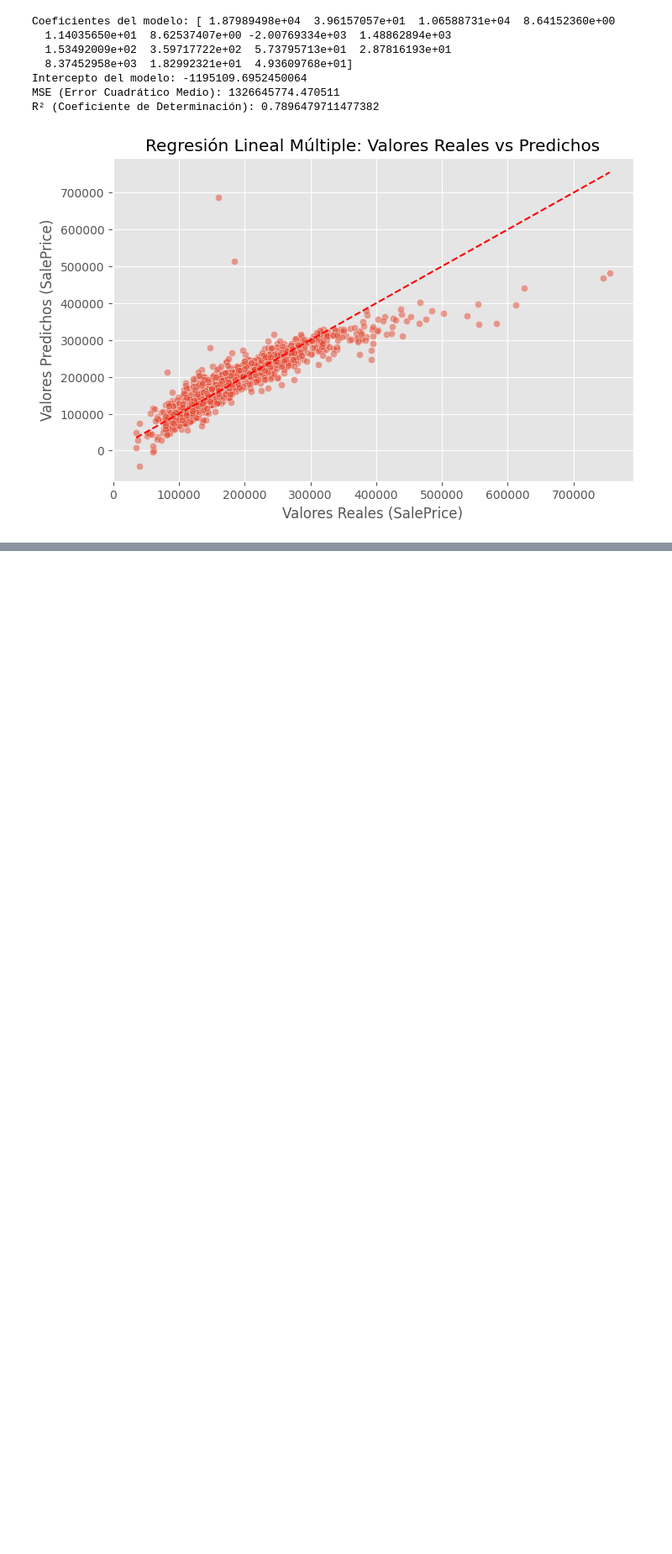
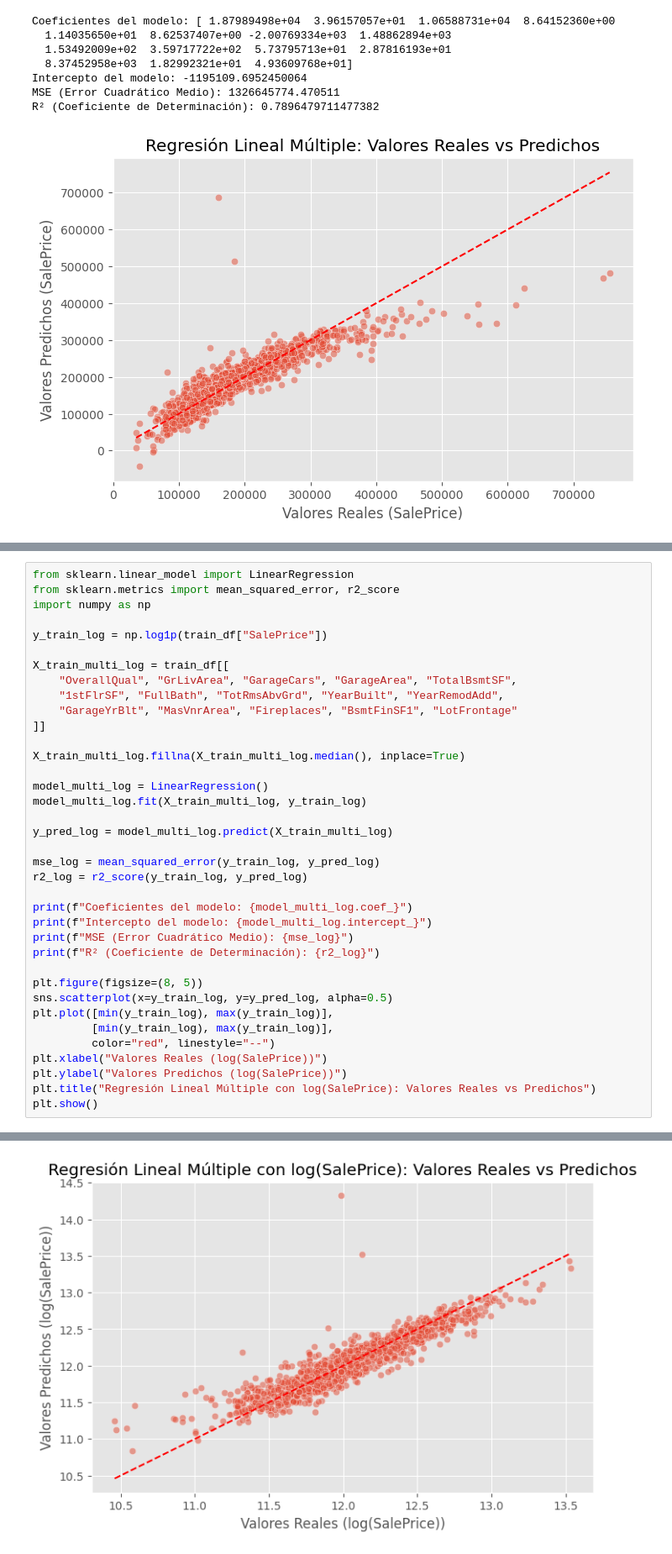
Before and after one commit to Hayser8/HT3MD, a Jupyter notebook: HT3.ipynb, the cells around one changed output, grey strips where cells are left out. Shown at 84% size. Saved outputs shown, nothing was run; the diff lists cells and outputs as text; blank space fills up the shorter version.

```diff
--- a/HT3.ipynb
+++ b/HT3.ipynb
@@ -785,0 +853,38 @@ ValueError: The Breusch-Pagan test requires exog to have at least two columns wh
+# %%
+from sklearn.linear_model import LinearRegression
+from sklearn.metrics import mean_squared_error, r2_score
+import numpy as np
+
+y_train_log = np.log1p(train_df["SalePrice"])
+
+X_train_multi_log = train_df[[
+    "OverallQual", "GrLivArea", "GarageCars", "GarageArea", "TotalBsmtSF",
+    "1stFlrSF", "FullBath", "TotRmsAbvGrd", "YearBuilt", "YearRemodAdd",
+    "GarageYrBlt", "MasVnrArea", "Fireplaces", "BsmtFinSF1", "LotFrontage"
+]]
+
+X_train_multi_log.fillna(X_train_multi_log.median(), inplace=True)
+
+model_multi_log = LinearRegression()
+model_multi_log.fit(X_train_multi_log, y_train_log)
+
+y_pred_log = model_multi_log.predict(X_train_multi_log)
+
+mse_log = mean_squared_error(y_train_log, y_pred_log)
+r2_log = r2_score(y_train_log, y_pred_log)
+
+print(f"Coeficientes del modelo: {model_multi_log.coef_}")
+print(f"Intercepto del modelo: {model_multi_log.intercept_}")
+print(f"MSE (Error Cuadrático Medio): {mse_log}")
+print(f"R² (Coeficiente de Determinación): {r2_log}")
+
+plt.figure(figsize=(8, 5))
+sns.scatterplot(x=y_train_log, y=y_pred_log, alpha=0.5)
+plt.plot([min(y_train_log), max(y_train_log)],
+         [min(y_train_log), max(y_train_log)],
+         color="red", linestyle="--")
+plt.xlabel("Valores Reales (log(SalePrice))")
+plt.ylabel("Valores Predichos (log(SalePrice))")
+plt.title("Regresión Lineal Múltiple con log(SalePrice): Valores Reales vs Predichos")
+plt.show()
+# %% [output]
@@ -785,0 +902 @@ ValueError: The Breusch-Pagan test requires exog to have at least two columns wh
+[figure, added]
```
Also changed, not shown: parts of 6 cells of this notebook.
